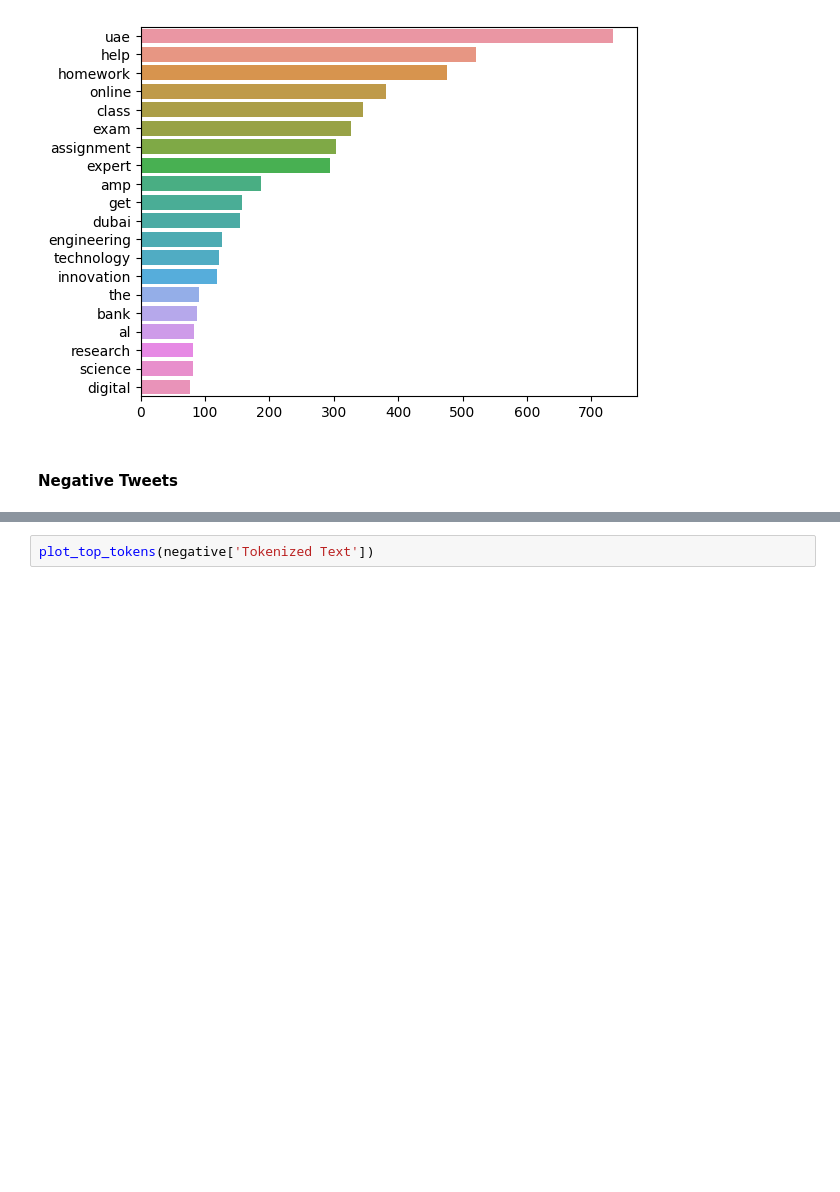
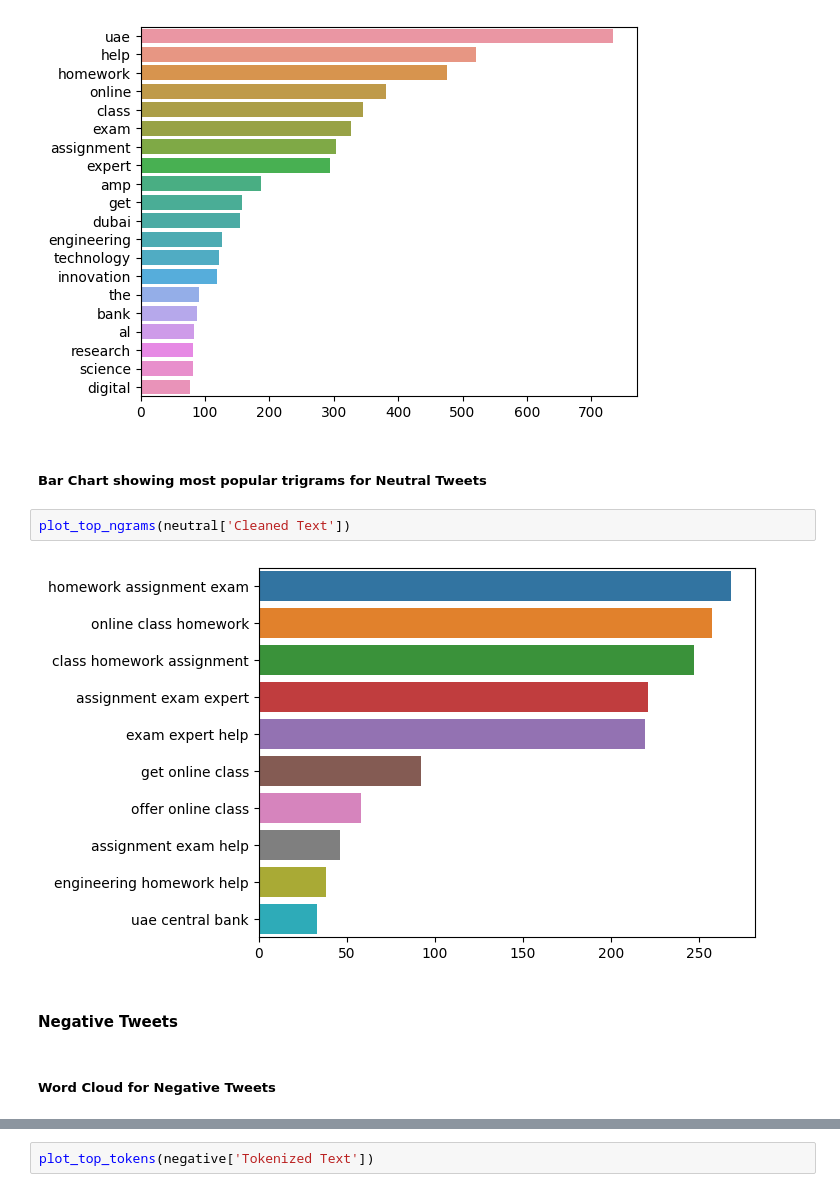
Before and after one commit to psychoanalyzing-twitter/sentiment-analysis, a Jupyter notebook: cw-1.ipynb, the cells around one changed output, grey strips where cells are left out. Cells and saved outputs as stored; diff of their text form; blank space fills up the shorter version.

```diff
--- a/cw-1.ipynb
+++ b/cw-1.ipynb
@@ -1230,8 +1260,16 @@ plt.show()
 plot_top_tokens(neutral['Tokenized Text'])
 # %% [output]
 [figure]
+# %% [markdown]
+##### Bar Chart showing most popular trigrams for Neutral Tweets
+# %%
+plot_top_ngrams(neutral['Cleaned Text'])
+# %% [output]
+[figure, added]
 # %% [markdown]
 #### Negative Tweets
+# %% [markdown]
+##### Word Cloud for Negative Tweets
 # %%
 negative = updated_dataset[updated_dataset['TextBlob Sentiment']=='Negative']
 negatives = ' '.join(tweet for tweet in negative['Cleaned Text'])
```
Also changed, not shown: parts of 18 cells of this notebook.
